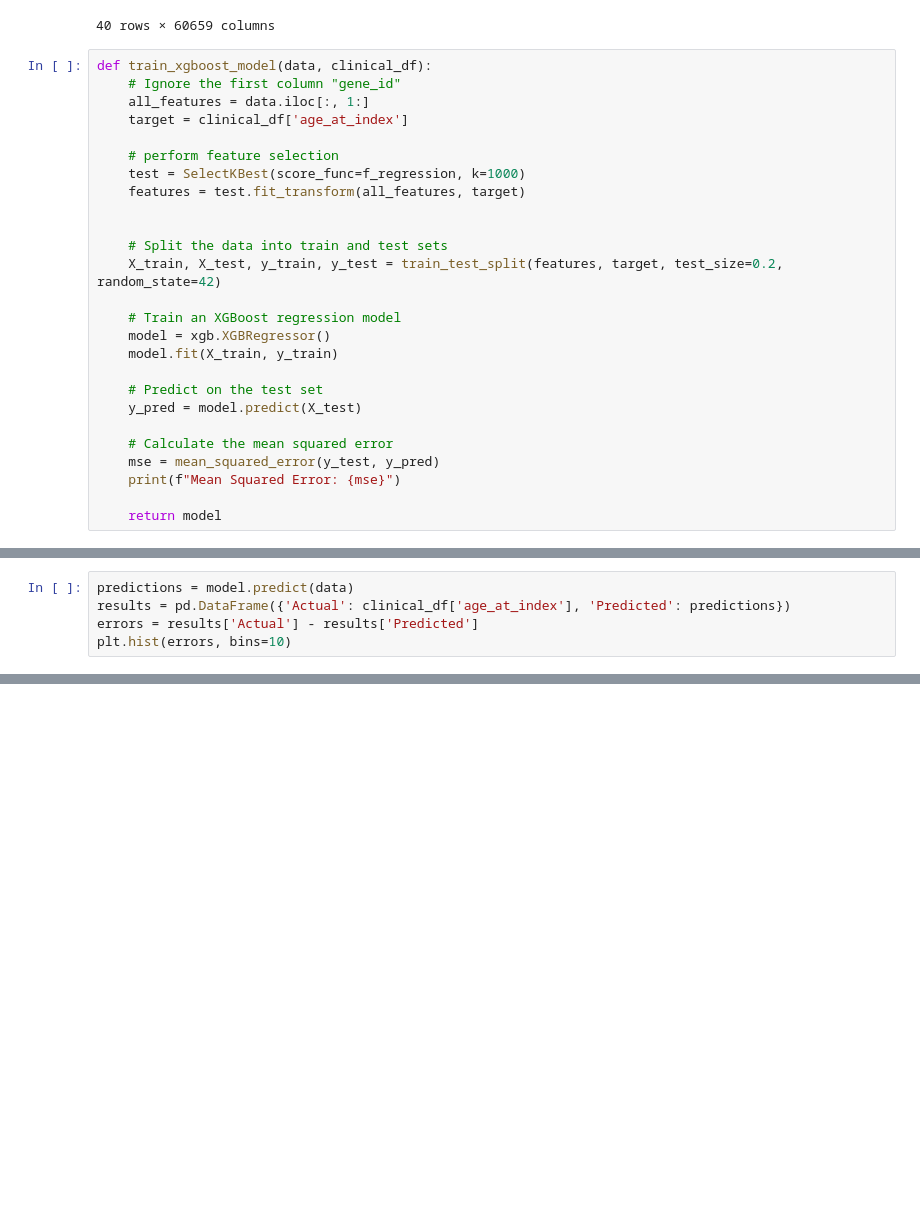
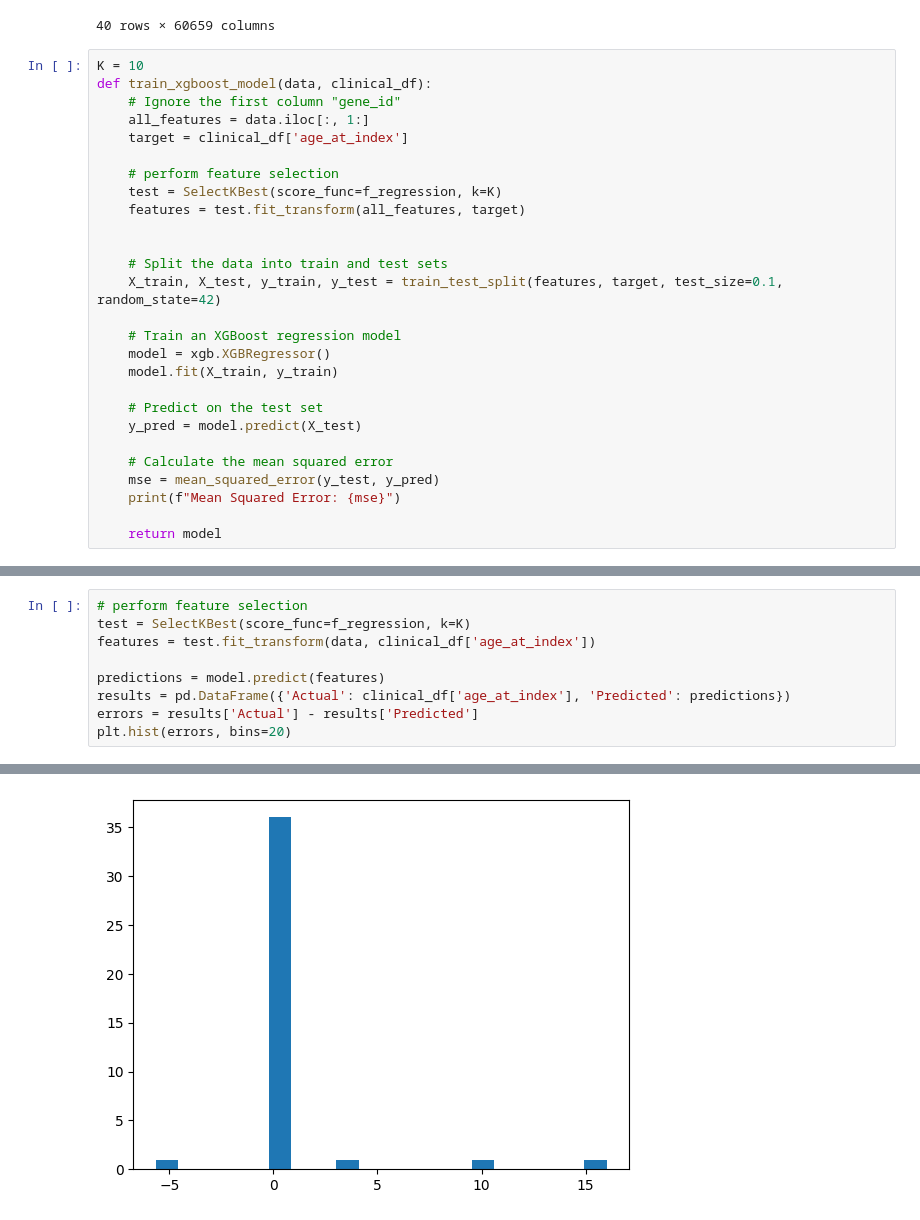
Before and after one commit to igorperic17/gene-expression-age-prediction, a Jupyter notebook: xgboost_age.ipynb, the cells around one changed output, grey strips where cells are left out. Saved outputs shown, nothing was run; the diff lists cells and outputs as text; blank space fills up the shorter version.

```diff
--- a/xgboost_age.ipynb
+++ b/xgboost_age.ipynb
@@ -208,18 +208,19 @@ data
 | 39 | 4.4077 | 77.4013 | 3.7713 | 2.5500 | 8.7142 | ... |
 40 rows × 60659 columns
 # %%
+K = 10
 def train_xgboost_model(data, clinical_df):
     # Ignore the first column "gene_id"
     all_features = data.iloc[:, 1:]
     target = clinical_df['age_at_index']
 
     # perform feature selection
-    test = SelectKBest(score_func=f_regression, k=1000)
+    test = SelectKBest(score_func=f_regression, k=K)
     features = test.fit_transform(all_features, target)
 
 
     # Split the data into train and test sets
-    X_train, X_test, y_train, y_test = train_test_split(features, target, test_size=0.2, random_state=42)
+    X_train, X_test, y_train, y_test = train_test_split(features, target, test_size=0.1, random_state=42)
 
     # Train an XGBoost regression model
     model = xgb.XGBRegressor()
@@ -245,6 +245,10 @@ TypeError: Singleton array array(SelectKBest(k=1000, score_func=<function f_regr
 # %%
-predictions = model.predict(data)
+# perform feature selection
+test = SelectKBest(score_func=f_regression, k=K)
+features = test.fit_transform(data, clinical_df['age_at_index'])
+
+predictions = model.predict(features)
 results = pd.DataFrame({'Actual': clinical_df['age_at_index'], 'Predicted': predictions})
 errors = results['Actual'] - results['Predicted']
-plt.hist(errors, bins=10)
+plt.hist(errors, bins=20)
 # %% [output]
@@ -252,3 +263,4 @@ ValueError: Feature shape mismatch, expected: 60658, got 60659
+[figure, added]
 # %%
 results
 # %% [output]
```
Also changed, not shown: parts of 3 cells of this notebook.
